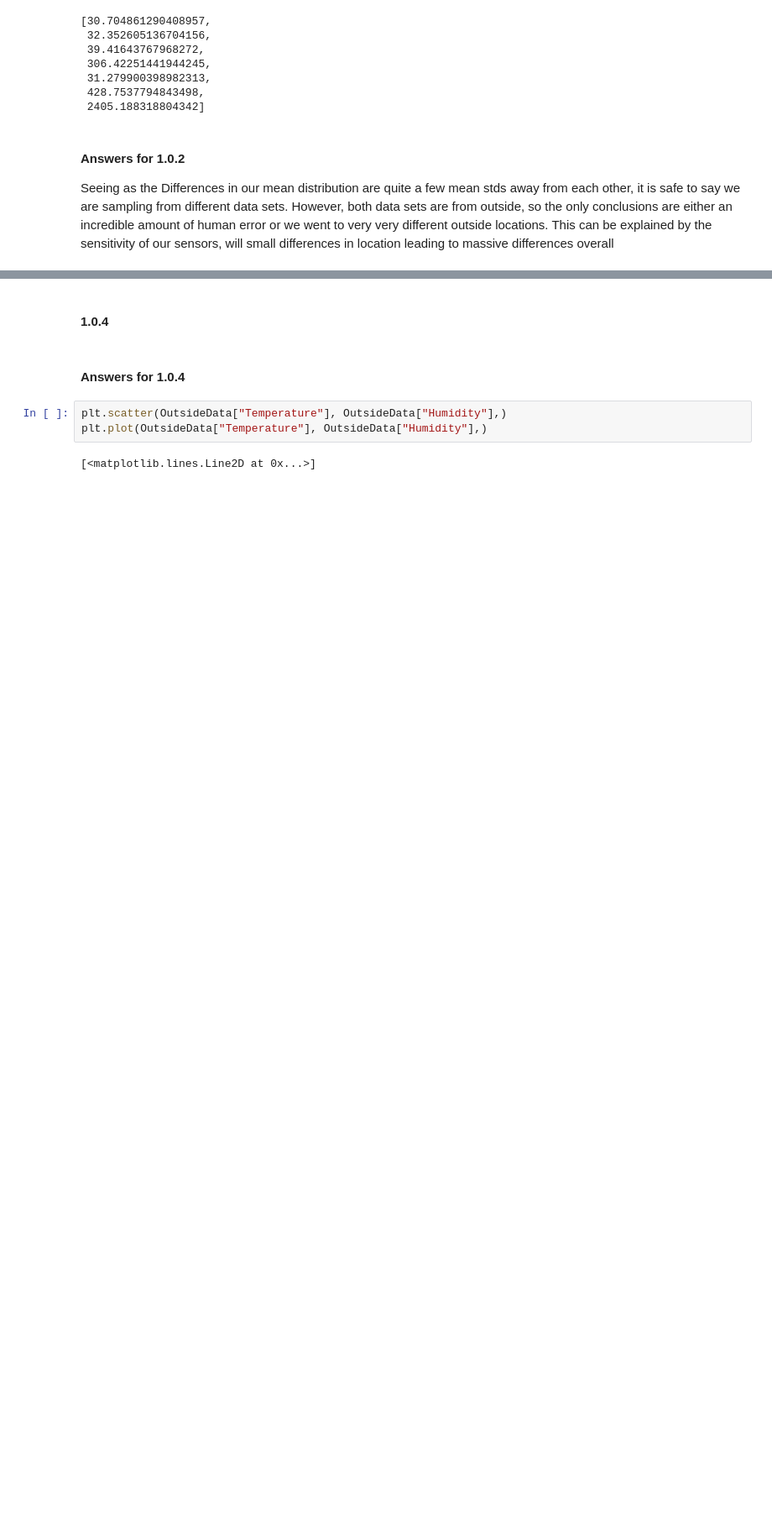
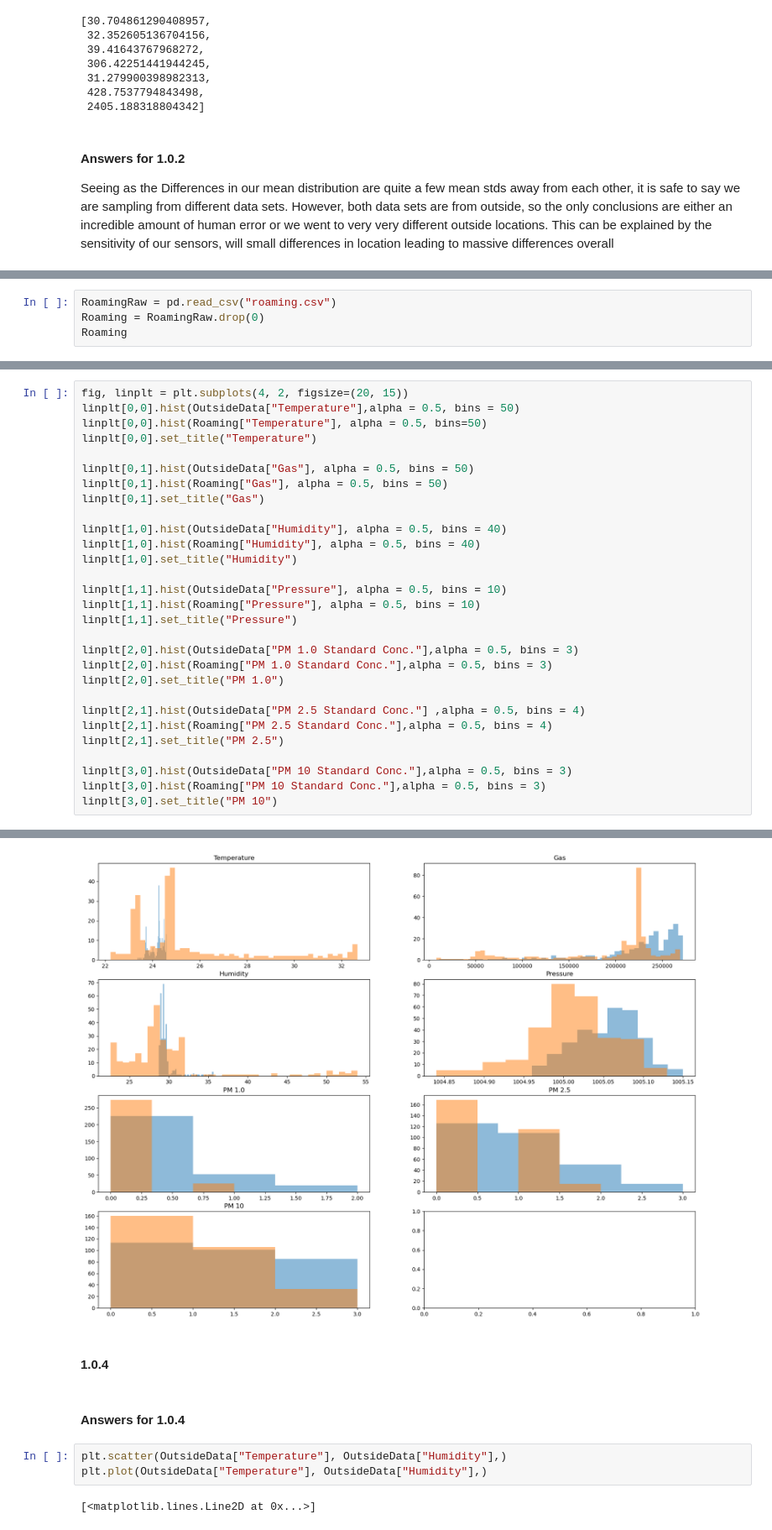
Before and after one commit to jcarpenter-e/E11_BaconPotatoLasagna, a Jupyter notebook: LAw6Compare.ipynb, the cells around one changed output, grey strips where cells are left out. Shown at 84% size. Saved outputs shown, nothing was run; the diff lists cells and outputs as text; blank space fills up the shorter version.

```diff
--- a/LAw6Compare.ipynb
+++ b/LAw6Compare.ipynb
@@ -168,0 +169,4 @@ Seeing as the Differences in our mean distribution are quite a few mean stds awa
+# %%
+RoamingRaw = pd.read_csv("roaming.csv")
+Roaming = RoamingRaw.drop(0)
+Roaming
@@ -168,0 +187,30 @@ Seeing as the Differences in our mean distribution are quite a few mean stds awa
+# %%
+fig, linplt = plt.subplots(4, 2, figsize=(20, 15))
+linplt[0,0].hist(OutsideData["Temperature"],alpha = 0.5, bins = 50)
+linplt[0,0].hist(Roaming["Temperature"], alpha = 0.5, bins=50)
+linplt[0,0].set_title("Temperature")
+
+linplt[0,1].hist(OutsideData["Gas"], alpha = 0.5, bins = 50)
+linplt[0,1].hist(Roaming["Gas"], alpha = 0.5, bins = 50)
+linplt[0,1].set_title("Gas")
+
+linplt[1,0].hist(OutsideData["Humidity"], alpha = 0.5, bins = 40)
+linplt[1,0].hist(Roaming["Humidity"], alpha = 0.5, bins = 40)
+linplt[1,0].set_title("Humidity")
+
+linplt[1,1].hist(OutsideData["Pressure"], alpha = 0.5, bins = 10)
+linplt[1,1].hist(Roaming["Pressure"], alpha = 0.5, bins = 10)
+linplt[1,1].set_title("Pressure")
+
+linplt[2,0].hist(OutsideData["PM 1.0 Standard Conc."],alpha = 0.5, bins = 3)
+linplt[2,0].hist(Roaming["PM 1.0 Standard Conc."],alpha = 0.5, bins = 3)
+linplt[2,0].set_title("PM 1.0")
+
+linplt[2,1].hist(OutsideData["PM 2.5 Standard Conc."] ,alpha = 0.5, bins = 4)
+linplt[2,1].hist(Roaming["PM 2.5 Standard Conc."],alpha = 0.5, bins = 4)
+linplt[2,1].set_title("PM 2.5")
+
+linplt[3,0].hist(OutsideData["PM 10 Standard Conc."],alpha = 0.5, bins = 3)
+linplt[3,0].hist(Roaming["PM 10 Standard Conc."],alpha = 0.5, bins = 3)
+linplt[3,0].set_title("PM 10")
+# %% [output]
@@ -169,3 +218,4 @@ Seeing as the Differences in our mean distribution are quite a few mean stds awa
+[figure, added]
 # %% [markdown]
 #### 1.0.4
 # %% [markdown]
```
Also changed, not shown: parts of 4 cells of this notebook.
